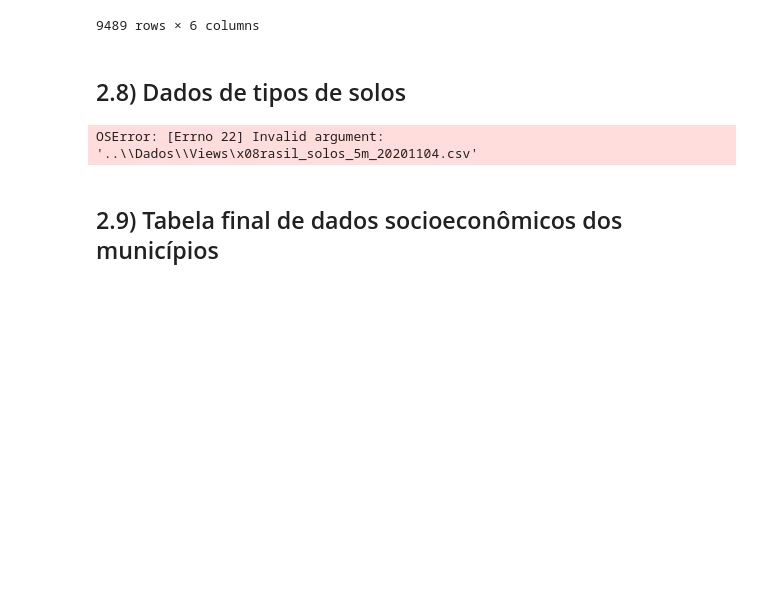
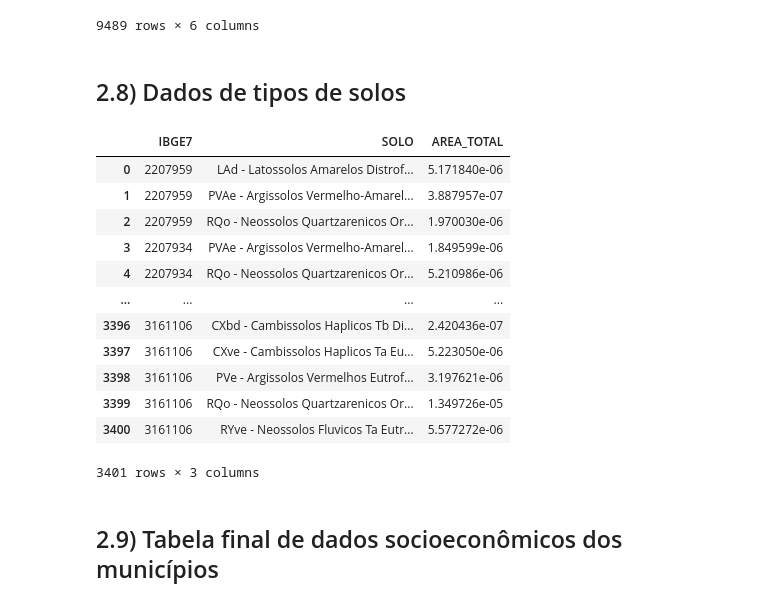
Before and after one commit to caiosoter/BCG2023, a Jupyter notebook: Notebooks/ColetaDosDados.ipynb, the cells around one changed output. Drawn from its saved outputs; the diff is of its cells as text; code cells hidden in the pictures; blank space fills up the shorter version.

```diff
--- a/Notebooks/ColetaDosDados.ipynb
+++ b/Notebooks/ColetaDosDados.ipynb
@@ -521,32 +521,45 @@ agro
 | 51901 | ZABELE | MILHO (EM GRAO) | 193.333333 | 95.000000 | 429.666667 | 52.333333 |
 | 51906 | ZABELE | TOMATE | 4.333333 | 4.333333 | 20000.000000 | 219.000000 |
 9489 rows × 6 columns
-# %% [markdown]
-## 2.8) Dados de tipos de solos
-# %%
-mun_ser = pd.read_csv('../Dados/Views/municipios_sertao.csv').drop(columns='Unnamed: 0')
-
-solos = pd.read_csv('../Dados/Views/brasil_solos_5m_20201104.csv',sep=',')
-solos['geometry'] = solos['the_geom'].apply(wkt.loads)
-solos = solos[['LEG_SINOT', 'geometry']]
-solos = gpd.GeoDataFrame(solos, geometry='geometry')
-
-lim_muns = pd.read_json('..\Dados\Views\municipios-poligonos.json')
-lim_muns = lim_muns[lim_muns['municipioCodigo'].isin(mun_ser['IBGE7'].unique())]
-lim_muns['poligono'] = [str(polygon) for polygon in lim_muns['poligono']]
-lim_muns['geometry'] = lim_muns['poligono'].apply(lambda x: shape(eval(x)))
-lim_muns = lim_muns[['municipioCodigo', 'geometry']]
-lim_muns.columns = ['IBGE7', 'geometry']
-lim_muns = gpd.GeoDataFrame(lim_muns, geometry='geometry')
-
-intersecao_gdf = gpd.overlay(solos, lim_muns, how='intersection')
-intersecao_gdf['AreaSoloHectares'] = intersecao_gdf['geometry'].area / 10000  # Converter para hectares
-merged_data = lim_muns.merge(intersecao_gdf.groupby(['IBGE7', 'LEG_SINOT'])['AreaSoloHectares'].sum().reset_index(), on='IBGE7', how='left')
-merged_data.rename(columns={'LEG_SINOT': 'SOLO', 'AreaSoloHectares': 'AREA_TOTAL'}, inplace=True)
-tabela_final = merged_data[['IBGE7', 'SOLO', 'AREA_TOTAL']]
-tabela_final.to_csv('..\Dados\Views\solos_municipios.json')
-# %% [output]
-OSError: [Errno 22] Invalid argument: '..\\Dados\\Views\x08rasil_solos_5m_20201104.csv'
+# %% [markdown]
+## 2.8) Dados de tipos de solos
+# %%
+mun_ser = pd.read_csv('../Dados/Views/municipios_sertao.csv').drop(columns='Unnamed: 0')
+
+solos = pd.read_csv('../Dados/Views/brasil_solos_5m_20201104.csv',sep=',')
+solos['geometry'] = solos['the_geom'].apply(wkt.loads)
+solos = solos[['LEG_SINOT', 'geometry']]
+solos = gpd.GeoDataFrame(solos, geometry='geometry')
+
+lim_muns = pd.read_json('../Dados/Views/municipios-poligonos.json')
+lim_muns = lim_muns[lim_muns['municipioCodigo'].isin(mun_ser['IBGE7'].unique())]
+lim_muns['poligono'] = [str(polygon) for polygon in lim_muns['poligono']]
+lim_muns['geometry'] = lim_muns['poligono'].apply(lambda x: shape(eval(x)))
+lim_muns = lim_muns[['municipioCodigo', 'geometry']]
+lim_muns.columns = ['IBGE7', 'geometry']
+lim_muns = gpd.GeoDataFrame(lim_muns, geometry='geometry')
+
+intersecao_gdf = gpd.overlay(solos, lim_muns, how='intersection')
+intersecao_gdf['AreaSoloHectares'] = intersecao_gdf['geometry'].area / 10000  # Converter para hectares
+merged_data = lim_muns.merge(intersecao_gdf.groupby(['IBGE7', 'LEG_SINOT'])['AreaSoloHectares'].sum().reset_index(), on='IBGE7', how='left')
+merged_data.rename(columns={'LEG_SINOT': 'SOLO', 'AreaSoloHectares': 'AREA_TOTAL'}, inplace=True)
+tabela_final = merged_data[['IBGE7', 'SOLO', 'AREA_TOTAL']]
+tabela_final.to_csv('../Dados/Views/solos_municipios.json')
+tabela_final
+# %% [output]
+|  | IBGE7 | SOLO | AREA_TOTAL |
+| 0 | 2207959 | LAd - Latossolos Amarelos Distrof... | 5.171840e-06 |
+| 1 | 2207959 | PVAe - Argissolos Vermelho-Amarel... | 3.887957e-07 |
+| 2 | 2207959 | RQo - Neossolos Quartzarenicos Or... | 1.970030e-06 |
+| 3 | 2207934 | PVAe - Argissolos Vermelho-Amarel... | 1.849599e-06 |
+| 4 | 2207934 | RQo - Neossolos Quartzarenicos Or... | 5.210986e-06 |
+| ... | ... | ... | ... |
+| 3396 | 3161106 | CXbd - Cambissolos Haplicos Tb Di... | 2.420436e-07 |
+| 3397 | 3161106 | CXve - Cambissolos Haplicos Ta Eu... | 5.223050e-06 |
+| 3398 | 3161106 | PVe - Argissolos Vermelhos Eutrof... | 3.197621e-06 |
+| 3399 | 3161106 | RQo - Neossolos Quartzarenicos Or... | 1.349726e-05 |
+| 3400 | 3161106 | RYve - Neossolos Fluvicos Ta Eutr... | 5.577272e-06 |
+3401 rows × 3 columns
 # %% [markdown]
 ## 2.9) Tabela final de dados socioeconômicos dos municípios
 # %%
```
